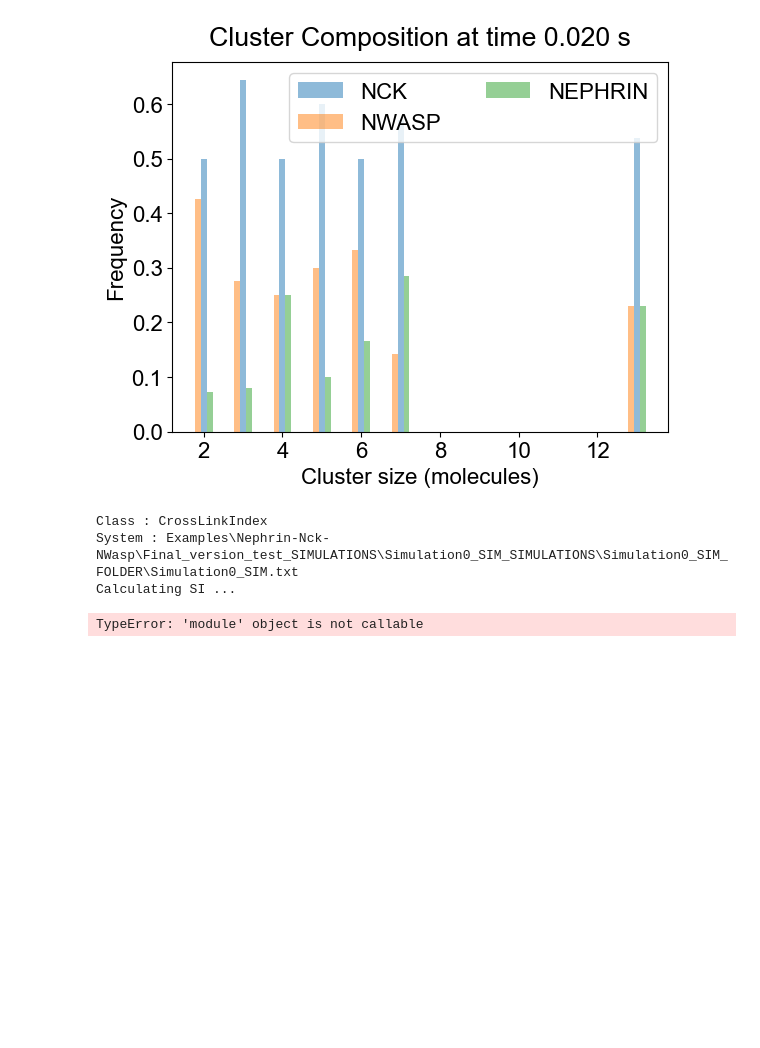
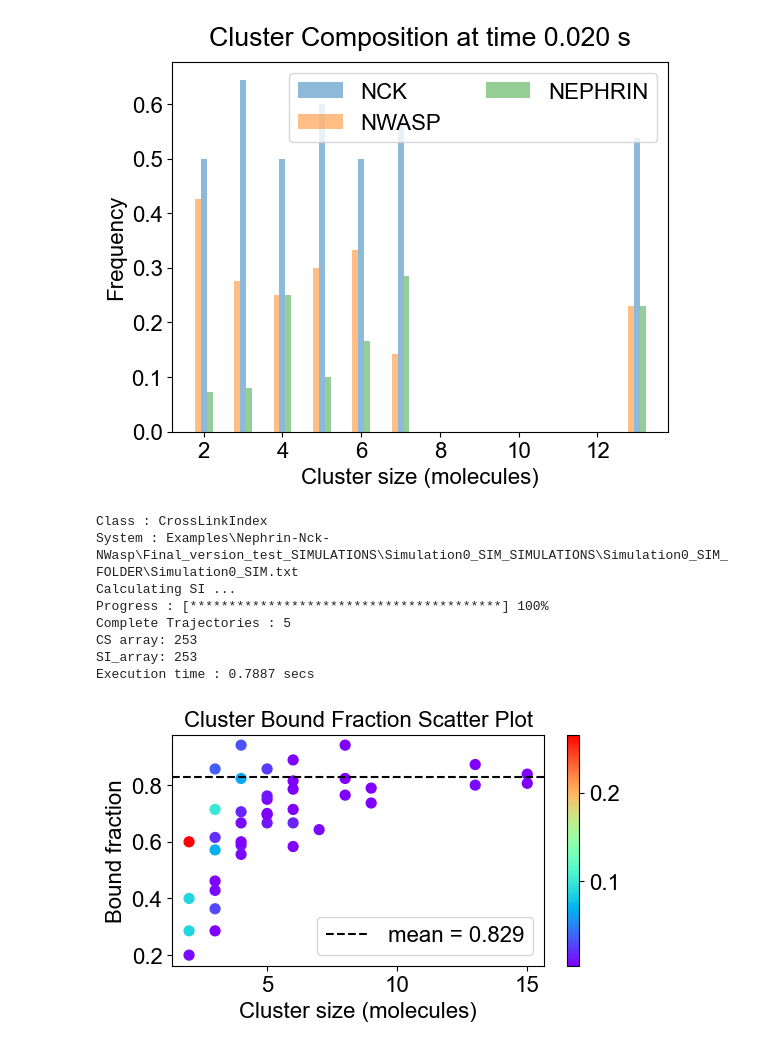
Before and after one commit to MolClustPy/SpringSaLaD-Python-Viz, a Jupyter notebook: demo.ipynb, the cells around one changed output. Drawn from its saved outputs; the diff is of its cells as text; code cells hidden in the pictures; blank space fills up the shorter version.

Commit message:
Scatter Plot Working

```diff
--- a/demo.ipynb
+++ b/demo.ipynb
@@ -161,10 +161,15 @@ Histogram.plot(search_directory, [1,5,10], 0.04)
 Cluster_comp.plot(search_directory, 0.02)
 # %% [output]
 [figure]
-# %%
-Scatter_plot.plot()
-# %% [output]
-Class : CrossLinkIndex
-System : Examples\Nephrin-Nck-NWasp\Final_version_test_SIMULATIONS\Simulation0_SIM_SIMULATIONS\Simulation0_SIM_FOLDER\Simulation0_SIM.txt
-Calculating SI ...
-TypeError: 'module' object is not callable
+# %%
+Scatter_plot.plot(search_directory, [0.01, 0.015, 0.02, 0.025, 0.03])
+# %% [output]
+Class : CrossLinkIndex
+System : Examples\Nephrin-Nck-NWasp\Final_version_test_SIMULATIONS\Simulation0_SIM_SIMULATIONS\Simulation0_SIM_FOLDER\Simulation0_SIM.txt
+Calculating SI ...
+Progress : [****************************************] 100%
+Complete Trajectories : 5
+CS array: 253
+SI_array: 253
+Execution time : 0.7887 secs
+[figure, added]
```
Also changed, not shown: parts of 2 cells of this notebook, 10 other files.
